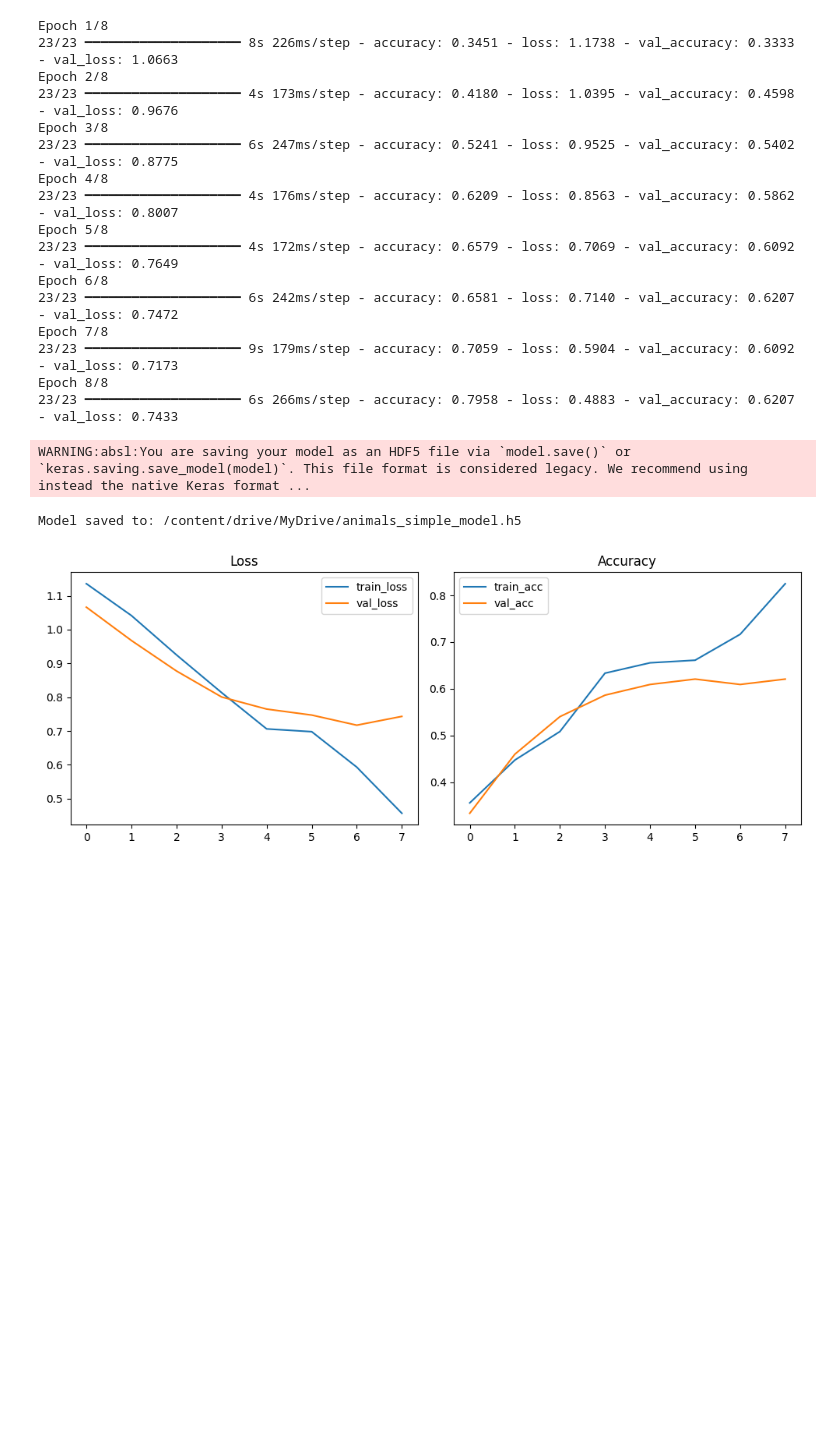
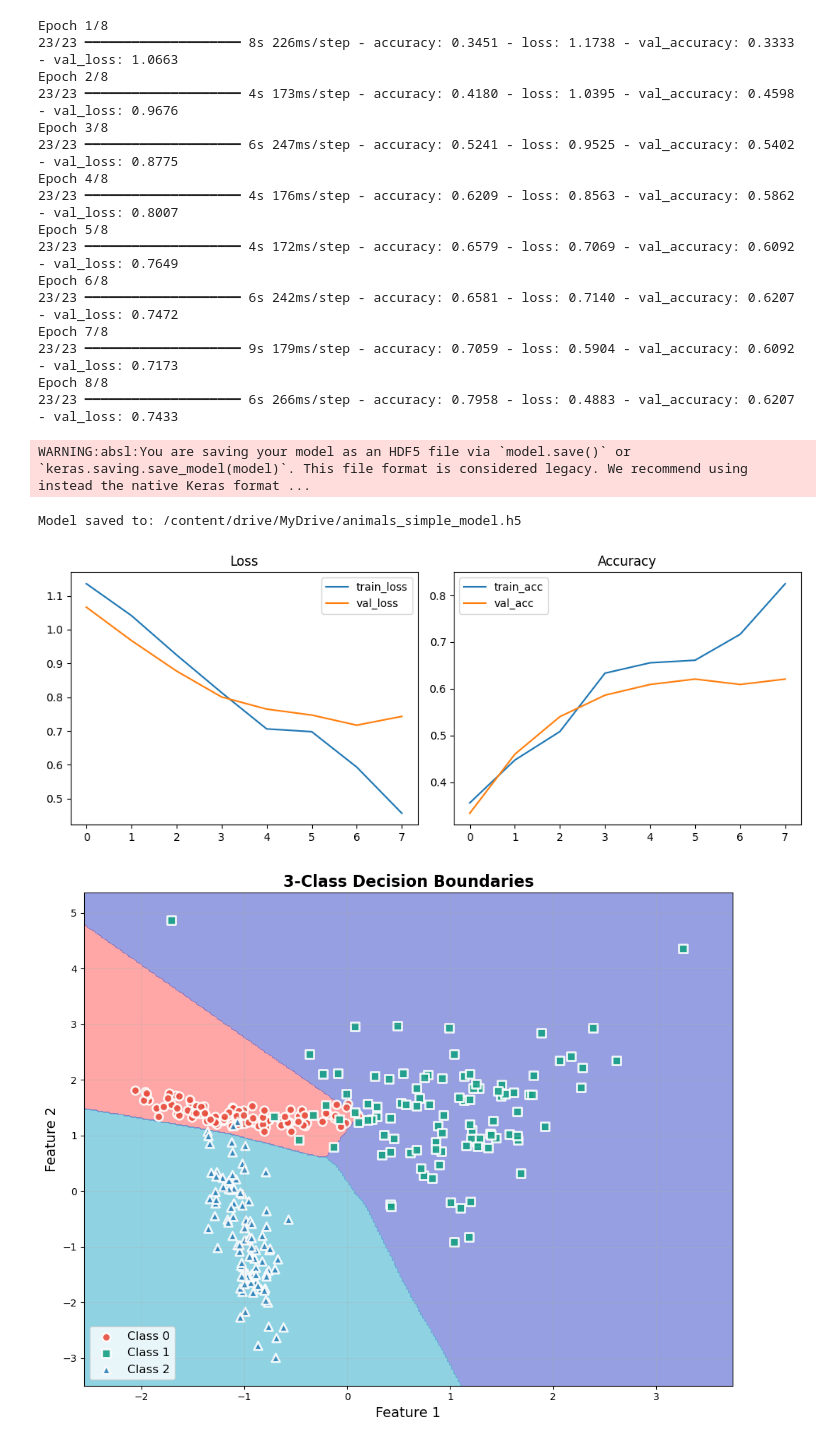
Before and after one commit to GolamRabbani09/CVPR, a Jupyter notebook: Mid/Mid_Assignment_NN.ipynb, the cells around one changed output. Cells and saved outputs as stored; diff of their text form; code cells hidden in the pictures; blank space fills up the shorter version.

```diff
--- a/Mid/Mid_Assignment_NN.ipynb
+++ b/Mid/Mid_Assignment_NN.ipynb
@@ -159,3 +159,70 @@ plt.show()
 WARNING:absl:You are saving your model as an HDF5 file via `model.save()` or `keras.saving.save_model(model)`. This file format is considered legacy. We recommend using instead the native Keras format ...
 Model saved to: /content/drive/MyDrive/animals_simple_model.h5
 [figure]
+# %%
+import numpy as np
+import matplotlib.pyplot as plt
+from matplotlib.colors import ListedColormap
+from sklearn.datasets import make_classification
+from sklearn.neural_network import MLPClassifier
+
+# Generate 3-class sample data
+np.random.seed(42)
+X, y = make_classification(n_samples=300, n_features=2, n_redundant=0,
+                          n_informative=2, random_state=42, n_clusters_per_class=1,
+                          n_classes=3)
+
+# Add some non-linearity
+X[:, 1] = X[:, 1] + 0.3 * X[:, 0] ** 2
+
+# Train neural network
+mlp = MLPClassifier(hidden_layer_sizes=(20, 15), max_iter=2000, random_state=42)
+mlp.fit(X, y)
+
+# Create single 3-class decision boundary plot
+def plot_single_3class_boundary():
+    h = 0.02
+    x_min, x_max = X[:, 0].min() - 0.5, X[:, 0].max() + 0.5
+    y_min, y_max = X[:, 1].min() - 0.5, X[:, 1].max() + 0.5
+    xx, yy = np.meshgrid(np.arange(x_min, x_max, h),
+                         np.arange(y_min, y_max, h))
+
+    Z = mlp.predict(np.c_[xx.ravel(), yy.ravel()])
+    Z = Z.reshape(xx.shape)
+
+    # Three distinct colors for regions
+    colors = ['#FF6B6B', "#4E5FCD", '#45B7D1']  # Red, Teal, Blue
+
+    plt.figure(figsize=(10, 8))
+
+    # Plot decision regions
+    for i, color in enumerate(colors):
+        plt.contourf(xx, yy, Z, levels=[i-0.5, i+0.5], colors=[color], alpha=0.6)
+
+    # Plot data points with different shapes for each class
+    shapes = ['o', 's', '^']  # circle, square, triangle
+    colors_dark = ['#E74C3C', '#16A085', '#2980B9']  # Darker versions
+
+    for class_value in np.unique(y):
+        mask = y == class_value
+        plt.scatter(X[mask, 0], X[mask, 1],
+                   c=colors_dark[class_value],
+                   marker=shapes[class_value],
+                   s=70,
+                   edgecolors='white',
+                   linewidth=2,
+                   label=f'Class {class_value}',
+                   alpha=0.9)
+
+    plt.xlabel('Feature 1', fontsize=14)
+    plt.ylabel('Feature 2', fontsize=14)
+    plt.title('3-Class Decision Boundaries', fontsize=16, fontweight='bold')
+    plt.legend(fontsize=12, loc='best')
+    plt.grid(True, alpha=0.3)
+    plt.tight_layout()
+    plt.show()
+
+# Generate the single plot
+plot_single_3class_boundary()
+# %% [output]
+[figure, added]
```
Also changed, not shown: parts of 1 cell of this notebook.
